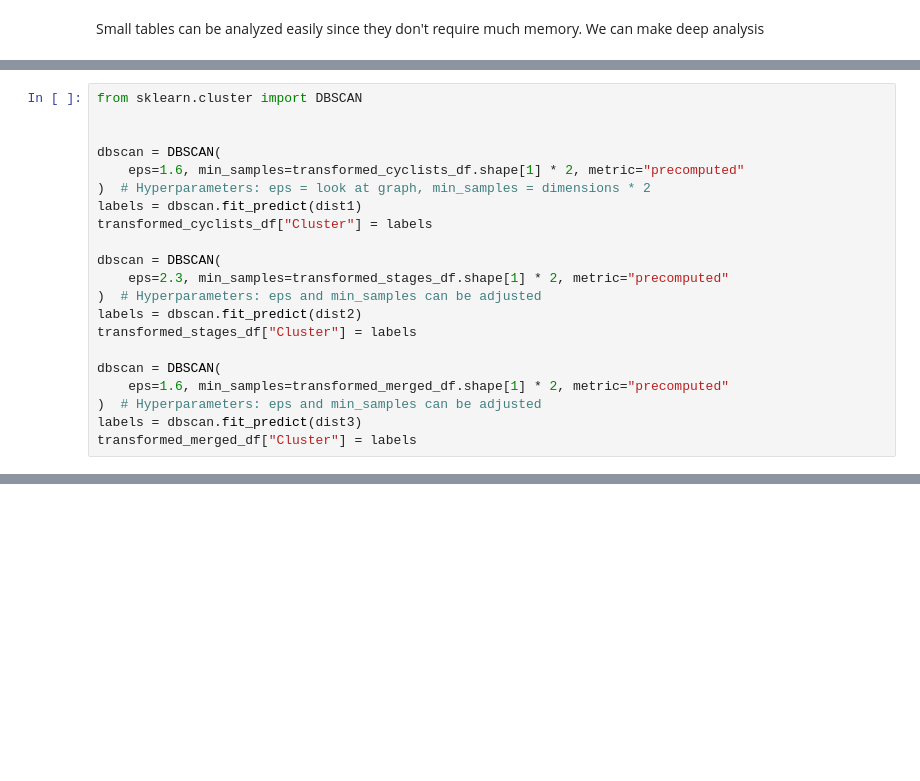
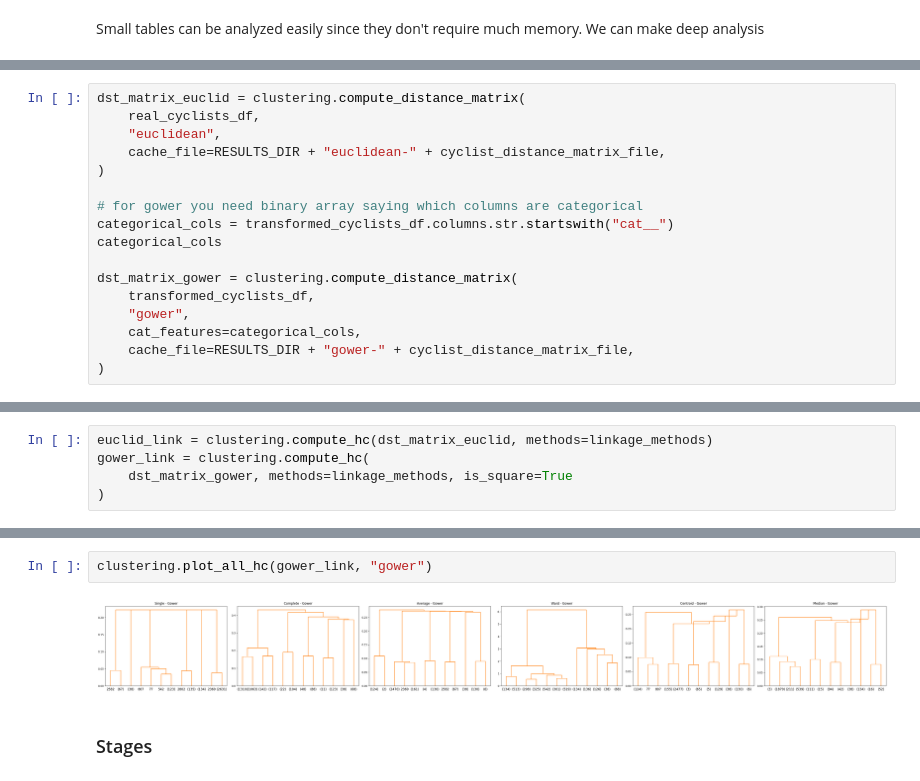
Before and after one commit to DiVitoTommaso/Cyclists-Races_Data-Mining, a Jupyter notebook: Clustering.ipynb, the cells around one changed output, grey strips where cells are left out. Cells and saved outputs as stored; diff of their text form; blank space fills up the shorter version.

Commit message:
finished clustering notebook

```diff
--- a/Clustering.ipynb
+++ b/Clustering.ipynb
@@ -517,21 +250,0 @@ Now we can look for the optimal epsilon and use min_samples as Dimensions * 2 as
-# %%
-from sklearn.cluster import DBSCAN
-
-
-dbscan = DBSCAN(
-    eps=1.6, min_samples=transformed_cyclists_df.shape[1] * 2, metric="precomputed"
-)  # Hyperparameters: eps = look at graph, min_samples = dimensions * 2
-labels = dbscan.fit_predict(dist1)
-transformed_cyclists_df["Cluster"] = labels
-
-dbscan = DBSCAN(
-    eps=2.3, min_samples=transformed_stages_df.shape[1] * 2, metric="precomputed"
-)  # Hyperparameters: eps and min_samples can be adjusted
-labels = dbscan.fit_predict(dist2)
-transformed_stages_df["Cluster"] = labels
-
-dbscan = DBSCAN(
-    eps=1.6, min_samples=transformed_merged_df.shape[1] * 2, metric="precomputed"
-)  # Hyperparameters: eps and min_samples can be adjusted
-labels = dbscan.fit_predict(dist3)
-transformed_merged_df["Cluster"] = labels
@@ -537,0 +339,17 @@ transformed_merged_df["Cluster"] = labels
+# %%
+dst_matrix_euclid = clustering.compute_distance_matrix(
+    real_cyclists_df,
+    "euclidean",
+    cache_file=RESULTS_DIR + "euclidean-" + cyclist_distance_matrix_file,
+)
+
+# for gower you need binary array saying which columns are categorical
+categorical_cols = transformed_cyclists_df.columns.str.startswith("cat__")
+categorical_cols
+
+dst_matrix_gower = clustering.compute_distance_matrix(
+    transformed_cyclists_df,
+    "gower",
+    cat_features=categorical_cols,
+    cache_file=RESULTS_DIR + "gower-" + cyclist_distance_matrix_file,
+)
@@ -537,0 +358,5 @@ transformed_merged_df["Cluster"] = labels
+# %%
+euclid_link = clustering.compute_hc(dst_matrix_euclid, methods=linkage_methods)
+gower_link = clustering.compute_hc(
+    dst_matrix_gower, methods=linkage_methods, is_square=True
+)
@@ -537,0 +369,6 @@ transformed_merged_df["Cluster"] = labels
+# %%
+clustering.plot_all_hc(gower_link, "gower")
+# %% [output]
+[figure, added]
+# %% [markdown]
+### Stages
```
Also changed, not shown: parts of 61 cells of this notebook, 2 other files.
